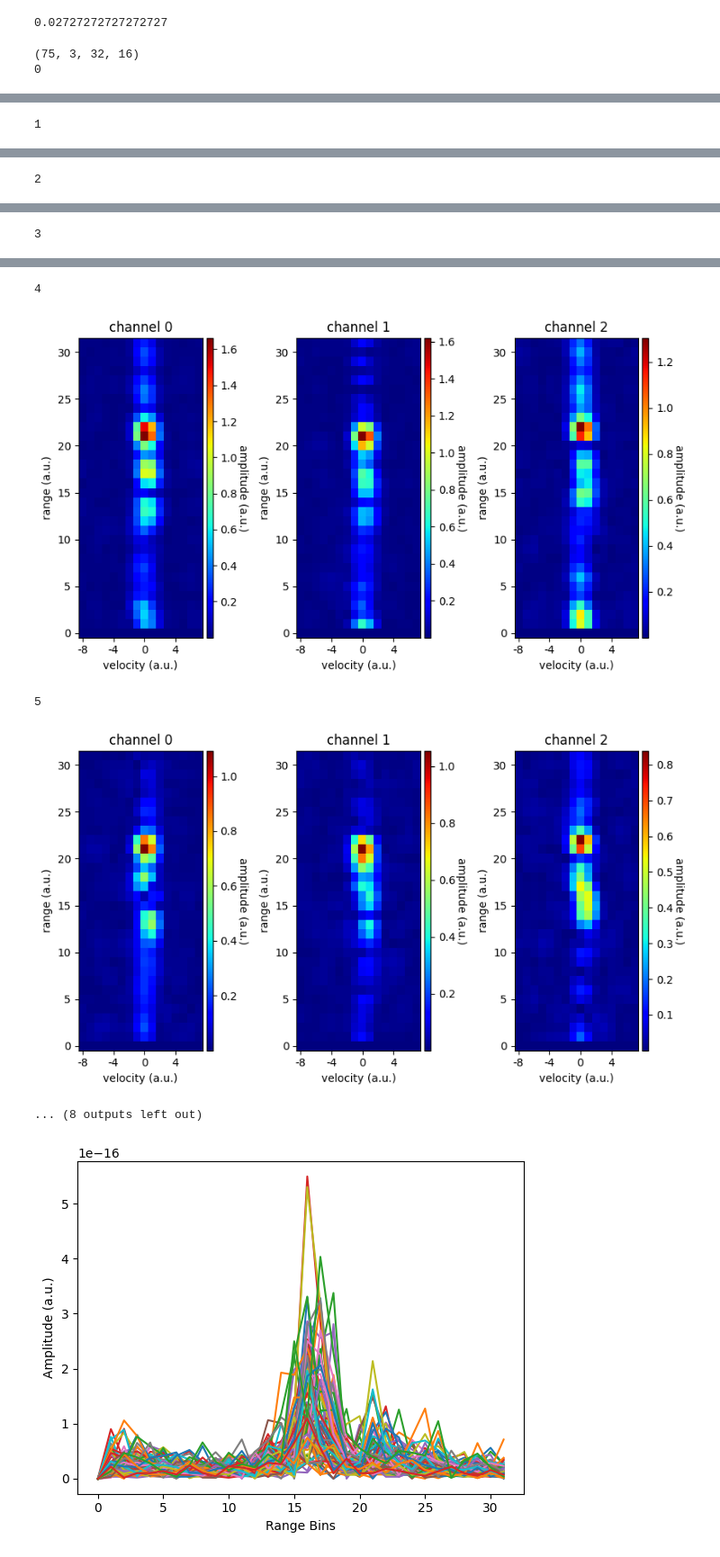
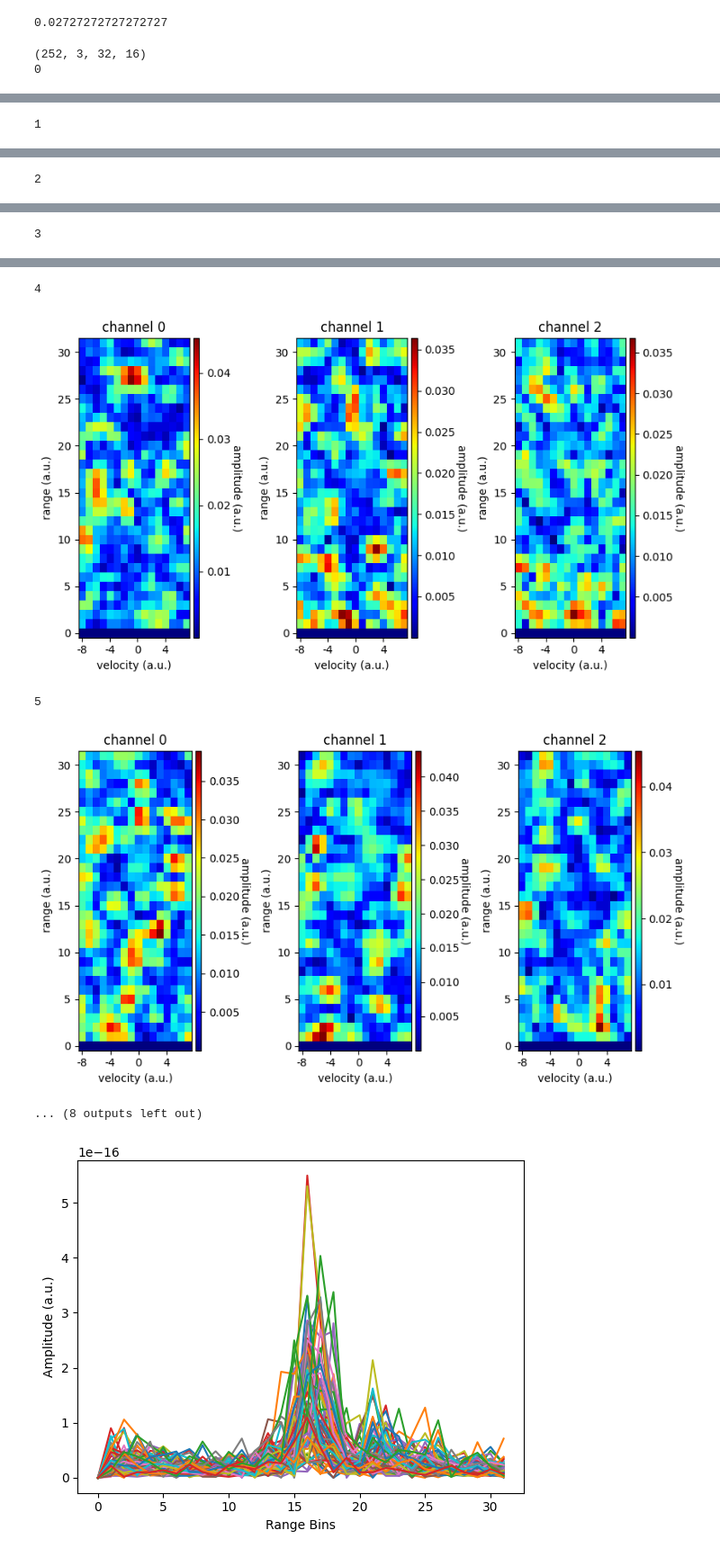
Before and after one commit to StergiousAji/mmFace-3D-Face-Recognition-using-RGB-and-mmWave-Radar, a Jupyter notebook: src/Soli/soli_realsense/view_data.ipynb, the cells around one changed output, grey strips where cells are left out. Shown at 90% size. Drawn from its saved outputs; the diff is of its cells as text; code cells hidden in the pictures.

```diff
--- a/src/Soli/soli_realsense/view_data.ipynb
+++ b/src/Soli/soli_realsense/view_data.ipynb
@@ -153,8 +151,8 @@ def plot_crd_data(crd_data, path=""):
         plt.show()
         # plt.close()
 
-subject = 91
-experiment = 10
+subject = 20
+experiment = 0
 with open(f"data/{subject}/{subject}-{experiment}_radar.json", "r") as radar_json:
     radar = json.load(radar_json)
 
@@ -173,5 +171,5 @@ plot_crd_data(crd_data[:10])
 #     plt.figure()
 #     plt.imshow(crd_reshaped[i]*20, cmap=plt.get_cmap('jet'))
 # %% [output]
-(75, 3, 32, 16)
+(252, 3, 32, 16)
 0
@@ -185,7 +183,7 @@ plot_crd_data(crd_data[:10])
 4
-[figure, old version]
+[figure, new version]
 5
-[figure, old version]
+[figure, new version]
 ... (8 outputs left out)
 # %%
 # plt.plot(np.abs(np.sum(crd_data[3], axis=2))[0])
```
Also changed, not shown: parts of 3 cells of this notebook, 8 other files.
